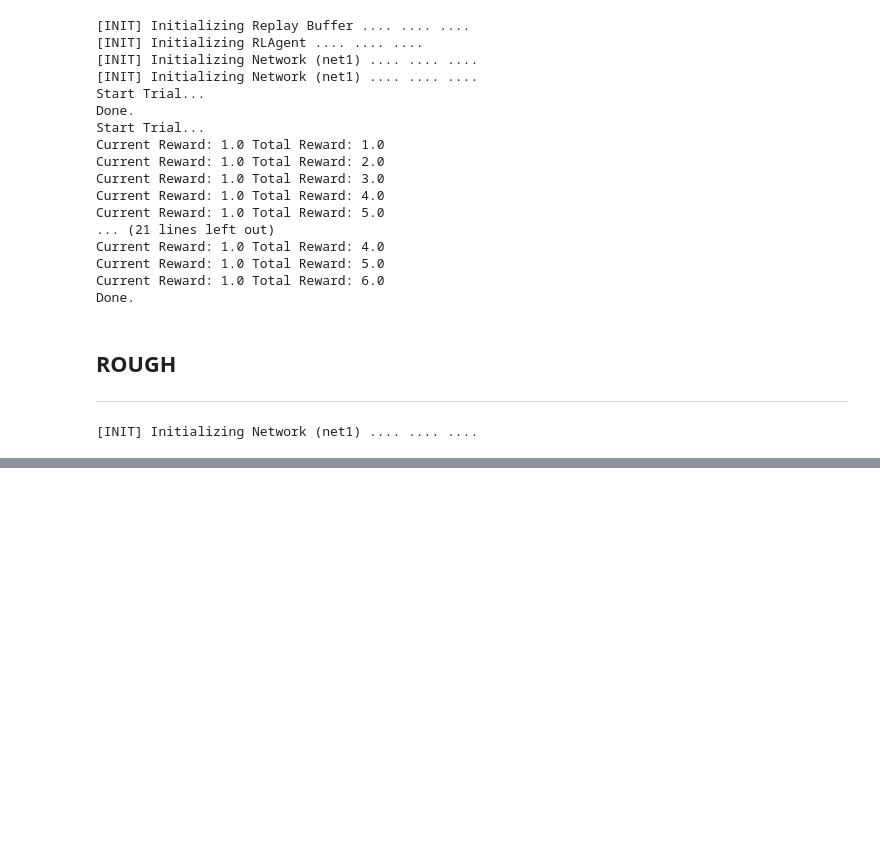
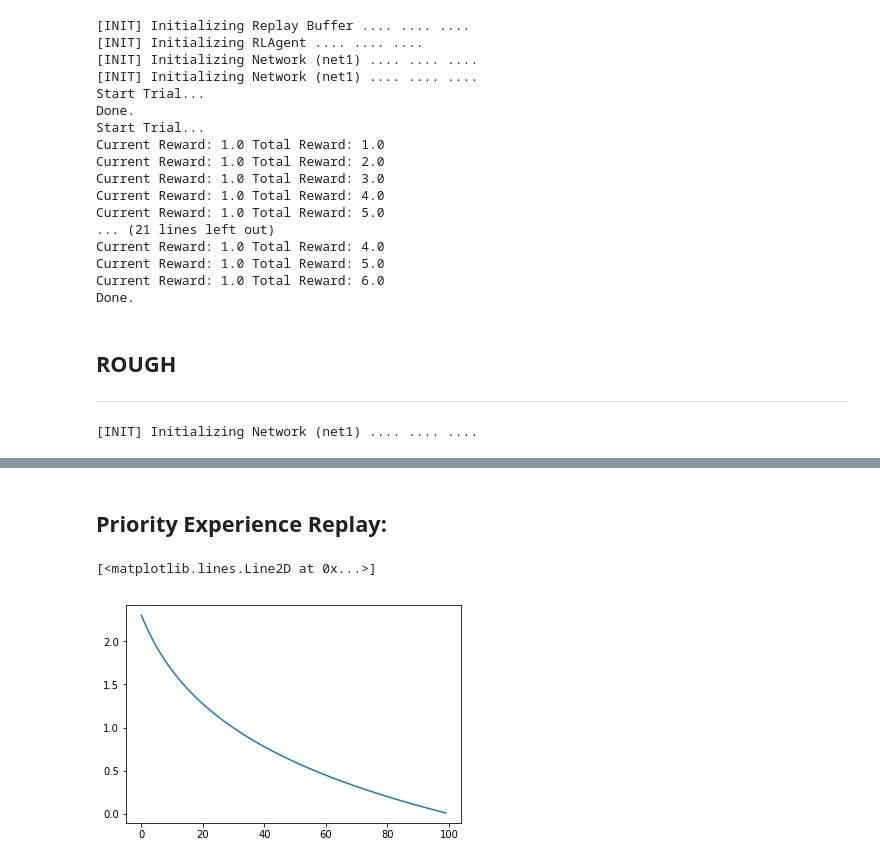
Before and after one commit to Sardhendu/DeepRL, a Jupyter notebook: navigation/navigation-vector.ipynb, the cells around one changed output, grey strips where cells are left out. Saved outputs shown, nothing was run; the diff lists cells and outputs as text; code cells hidden in the pictures; blank space fills up the shorter version.

Commit message:
adding priority experience replay code

```diff
--- a/navigation/navigation-vector.ipynb
+++ b/navigation/navigation-vector.ipynb
@@ -1250,3 +1349,13 @@ display(HTML("<style>.container { width:100% !important; }</style>"))
 make_dot(y, params = params)
 # %% [output]
 [drawing not drawn]
+# %% [markdown]
+## Priority Experience Replay:
+# %%
+import numpy as np
+import matplotlib.pyplot as plt
+a = [-1*np.log(i) for i in np.linspace(0.1, 0.99, 100)]
+plt.plot(a)
+# %% [output]
+[<matplotlib.lines.Line2D at 0x...>]
+[figure, added]
```
Also changed, not shown: parts of 5 cells of this notebook, 5 other files.
